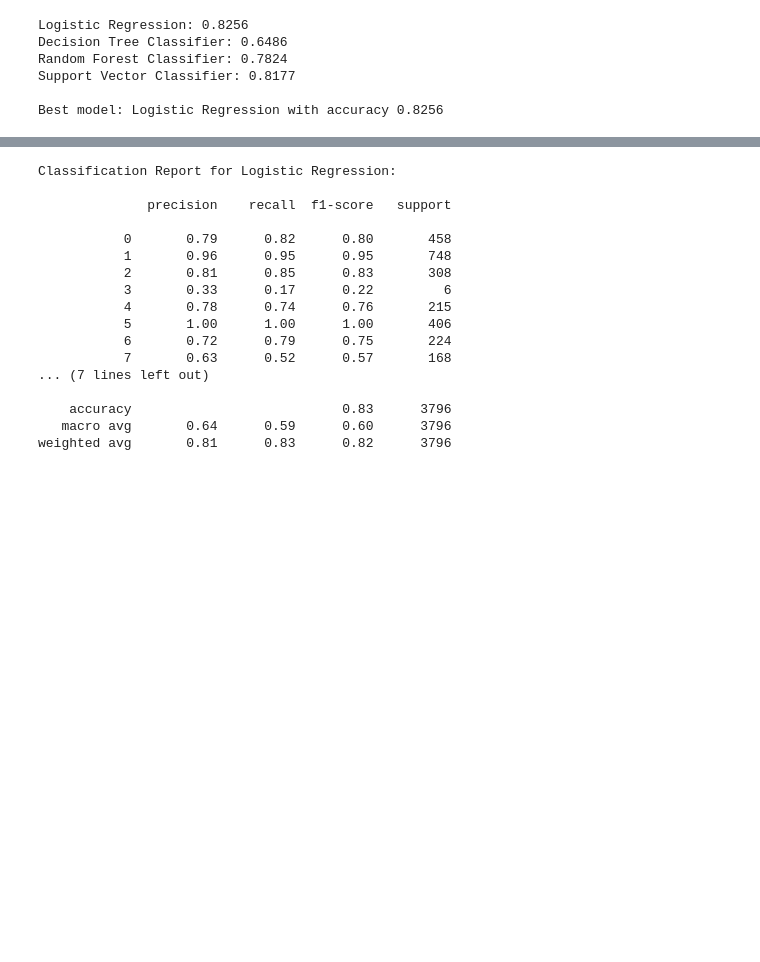
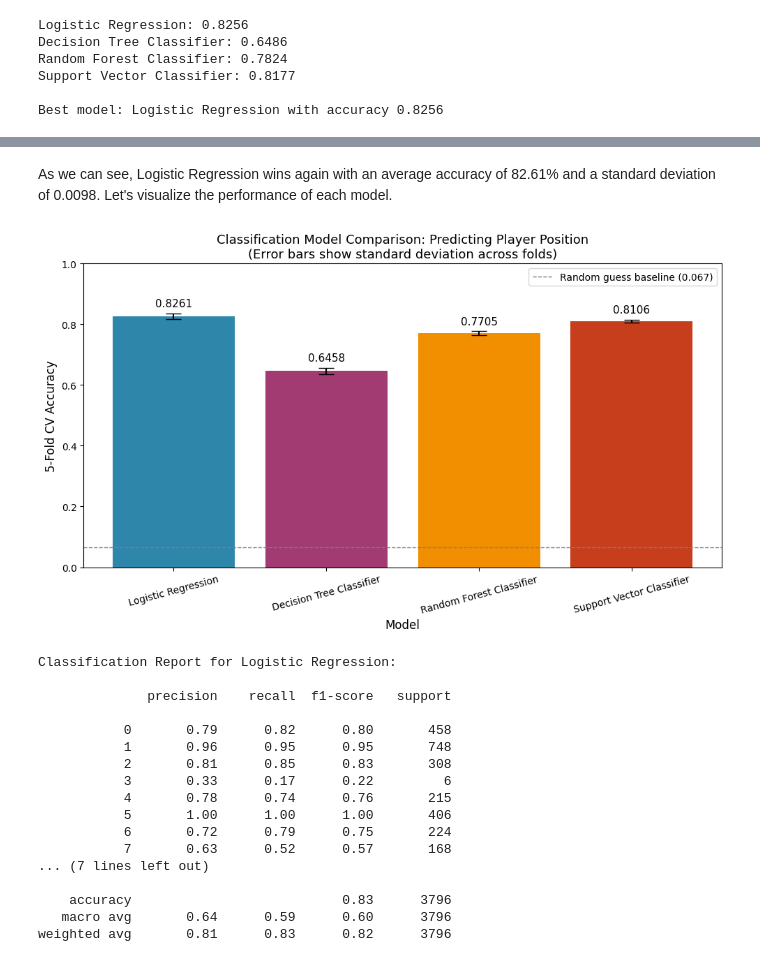
Before and after one commit to LFEXela/CMSC320-Projec1, a Jupyter notebook: CMSC320_Project1_Final.ipynb, the cells around one changed output, grey strips where cells are left out. Cells and saved outputs as stored; diff of their text form; code cells hidden in the pictures; blank space fills up the shorter version.

```diff
--- a/CMSC320_Project1_Final.ipynb
+++ b/CMSC320_Project1_Final.ipynb
@@ -563,3 +651,37 @@ Best model: Logistic Regression with accuracy 0.8256
+# %% [markdown]
+As we can see, Logistic Regression wins again with an average accuracy of 82.61% and a standard deviation of 0.0098. Let's visualize the performance of each model.
+# %%
+# Pull mean accuracies and std deviations from cross-validation results
+model_names = list(cv_results.keys())
+mean_accuracies = [cv_results[name]['mean_accuracy'] for name in model_names]
+std_accuracies = [cv_results[name]['std_accuracy'] for name in model_names]
+
+fig, ax = plt.subplots(figsize=(10, 6))
+bars = ax.bar(model_names, mean_accuracies,
+              yerr=std_accuracies, capsize=8,
+              color=['#2E86AB', '#A23B72', '#F18F01', '#C73E1D'],
+              error_kw={'ecolor': 'black', 'elinewidth': 1.5})
+
+# Add accuracy labels above each error bar
+for bar, mean, std in zip(bars, mean_accuracies, std_accuracies):
+    ax.text(bar.get_x() + bar.get_width() / 2, bar.get_height() + std + 0.015,
+            f'{mean:.4f}', ha='center', va='bottom', fontsize=11)
+
+# Random baseline reference line (1 / number of classes)
+baseline = 1 / len(le.classes_)
+ax.axhline(y=baseline, color='gray', linestyle='--', linewidth=1,
+           label=f'Random guess baseline ({baseline:.3f})')
+
+ax.set_ylabel('5-Fold CV Accuracy', fontsize=12)
+ax.set_xlabel('Model', fontsize=12)
+ax.set_title('Classification Model Comparison: Predicting Player Position\n(Error bars show standard deviation across folds)', fontsize=13)
+ax.set_ylim(0, 1.0)
+ax.legend()
+plt.xticks(rotation=15)
+plt.tight_layout()
+plt.show()
+# %% [output]
+[figure, added]
 # %%
 # Detailed look at the best model
 best_predictions = results[best_name]['predictions']
```
Also changed, not shown: parts of 30 cells of this notebook.
